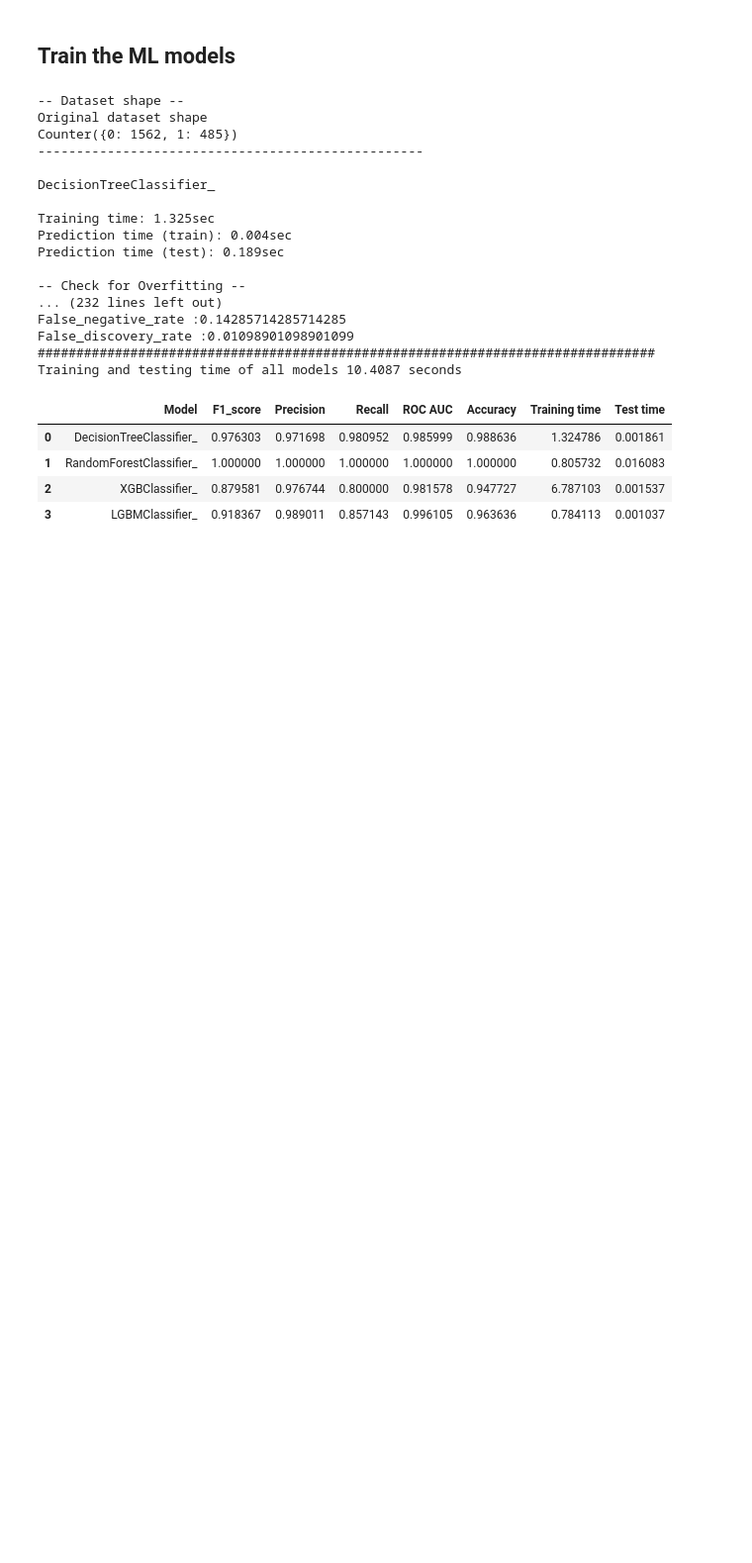
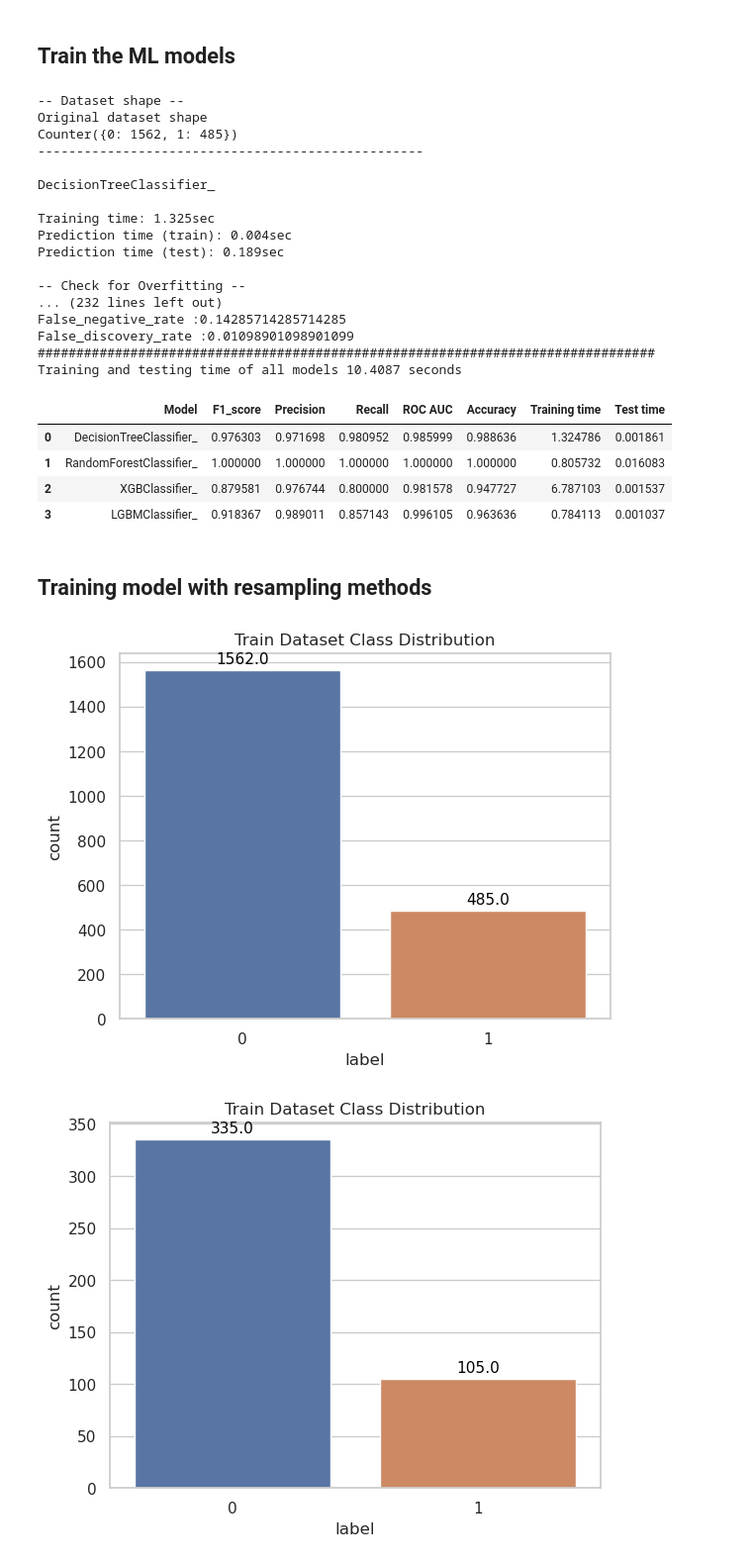
Before and after one commit to selfcontrol7/Korean_Voice_Phishing_Detection, a Jupyter notebook: Optimized_models/BT models for Korean Vishing.ipynb, the cells around one changed output. Shown at 99% size. Cells and saved outputs as stored; diff of their text form; code cells hidden in the pictures; blank space fills up the shorter version.

```diff
--- a/Optimized_models/BT models for Korean Vishing.ipynb
+++ b/Optimized_models/BT models for Korean Vishing.ipynb
@@ -1420,3 +1420,17 @@ df_results
 | 1 | RandomForestClassifier_ | 1.000000 | 1.000000 | 1.000000 | 1.000000 | 1.000000 | 0.805732 | 0.016083 |
 | 2 | XGBClassifier_ | 0.879581 | 0.976744 | 0.800000 | 0.981578 | 0.947727 | 6.787103 | 0.001537 |
 | 3 | LGBMClassifier_ | 0.918367 | 0.989011 | 0.857143 | 0.996105 | 0.963636 | 0.784113 | 0.001037 |
+# %% [markdown]
+## Training model with resampling methods
+# %%
+# import the train_set, test_set, val_set
+train_set = pd.read_csv('train_set_clean.csv')
+test_set = pd.read_csv('test_set_clean.csv')
+val_set = pd.read_csv('val_set_clean.csv')
+# %%
+plot_class_distribution(train_set, 'Train Dataset Class Distribution')
+plot_class_distribution(test_set, 'Train Dataset Class Distribution')
+plot_class_distribution(val_set, 'Train Dataset Class Distribution')
+# %% [output]
+[figure, added]
+[figure, added]
```
Also changed, not shown: parts of 9 cells of this notebook.
